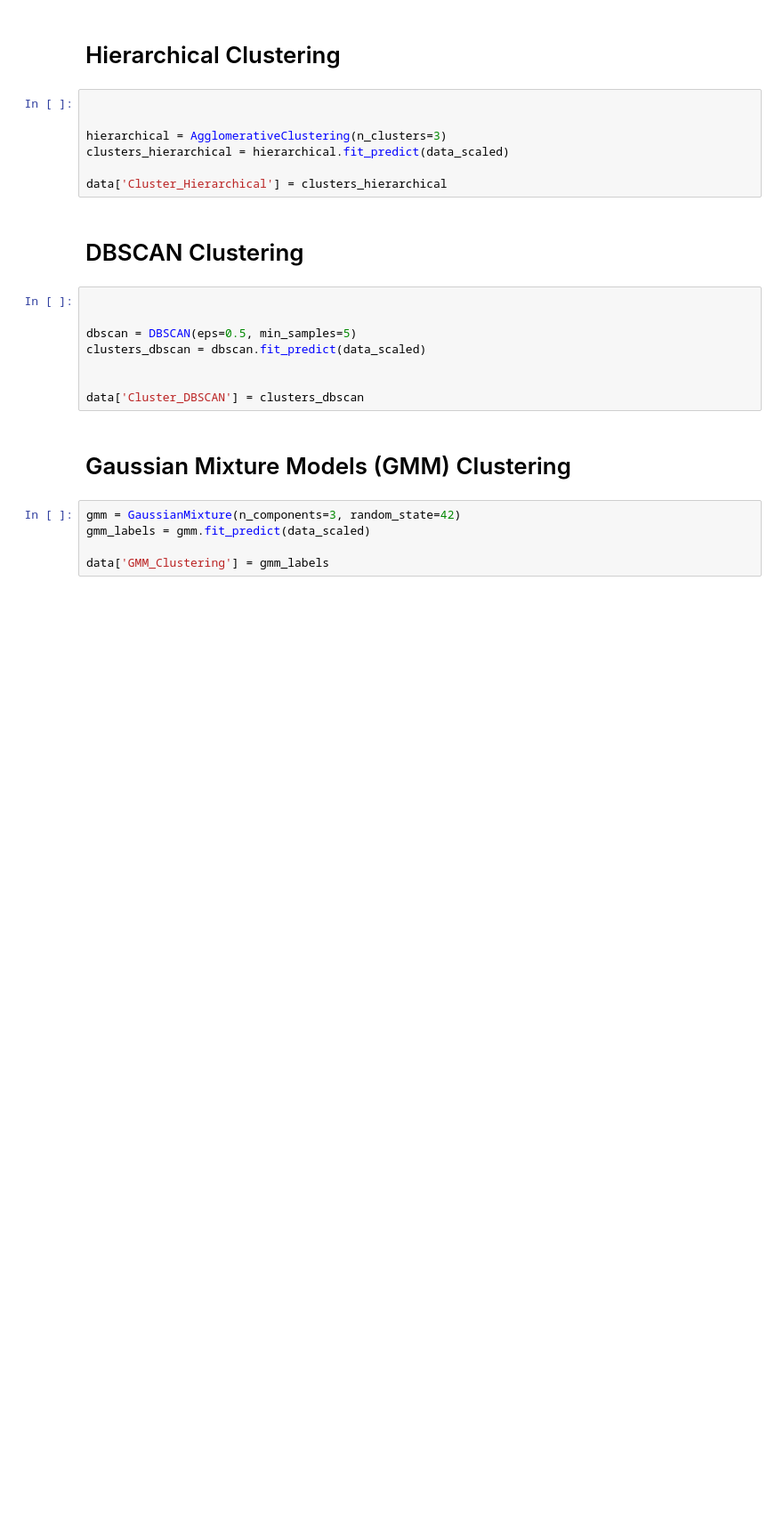
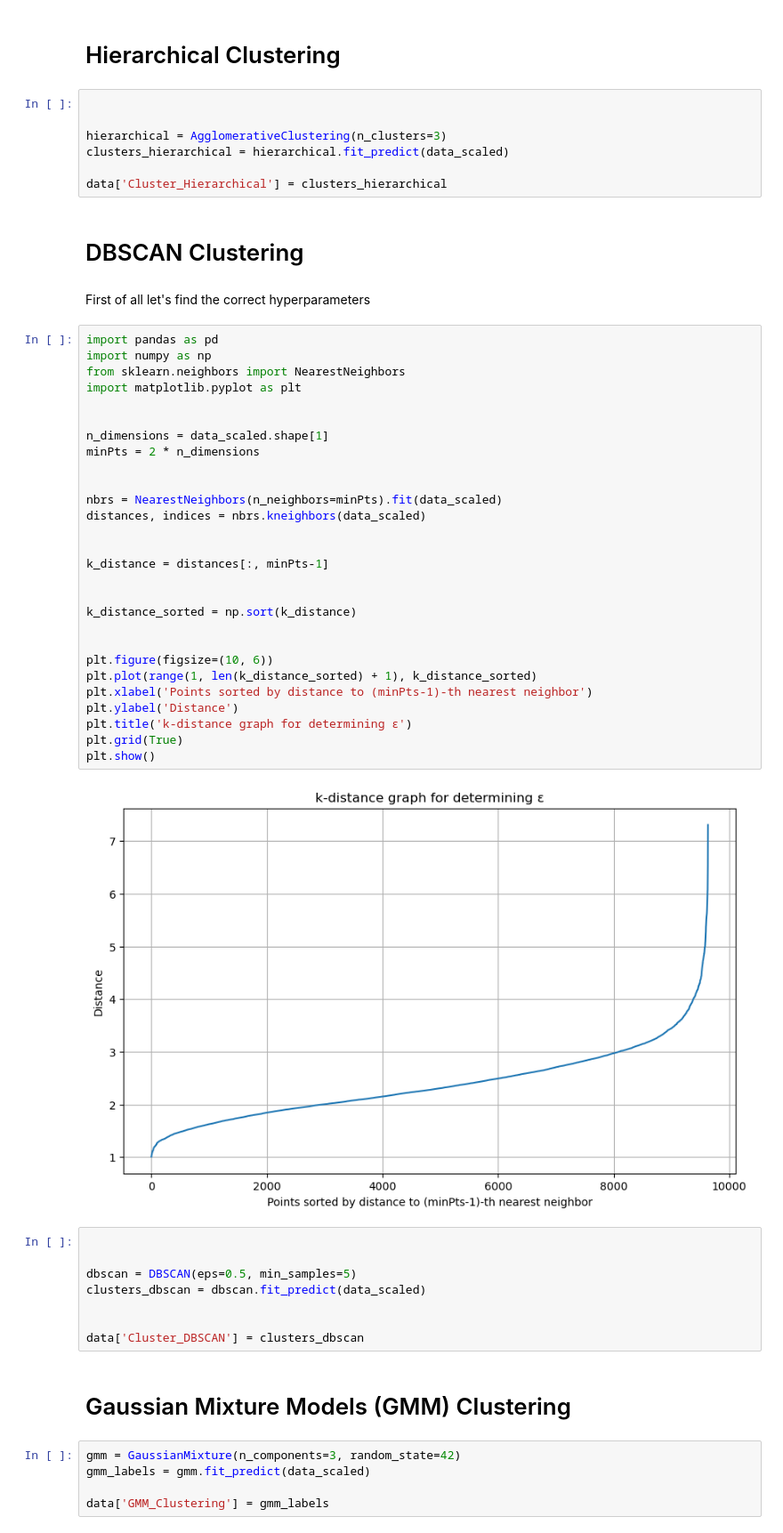
Before and after one commit to qw1mi/ml_pr2, a Jupyter notebook: Clustering_Algorithms.ipynb, the cells around one changed output. Shown at 89% size. Cells and saved outputs as stored; diff of their text form; blank space fills up the shorter version.

```diff
--- a/Clustering_Algorithms.ipynb
+++ b/Clustering_Algorithms.ipynb
@@ -82,6 +82,38 @@ clusters_hierarchical = hierarchical.fit_predict(data_scaled)
 data['Cluster_Hierarchical'] = clusters_hierarchical
 # %% [markdown]
 # DBSCAN Clustering
+# %% [markdown]
+First of all let's find the correct hyperparameters
+# %%
+import pandas as pd
+import numpy as np
+from sklearn.neighbors import NearestNeighbors
+import matplotlib.pyplot as plt
+
+
+n_dimensions = data_scaled.shape[1]
+minPts = 2 * n_dimensions
+
+
+nbrs = NearestNeighbors(n_neighbors=minPts).fit(data_scaled)
+distances, indices = nbrs.kneighbors(data_scaled)
+
+
+k_distance = distances[:, minPts-1]
+
+
+k_distance_sorted = np.sort(k_distance)
+
+
+plt.figure(figsize=(10, 6))
+plt.plot(range(1, len(k_distance_sorted) + 1), k_distance_sorted)
+plt.xlabel('Points sorted by distance to (minPts-1)-th nearest neighbor')
+plt.ylabel('Distance')
+plt.title('k-distance graph for determining ε')
+plt.grid(True)
+plt.show()
+# %% [output]
+[figure, added]
 # %%
 
 
```
Also changed, not shown: parts of 3 cells of this notebook.
